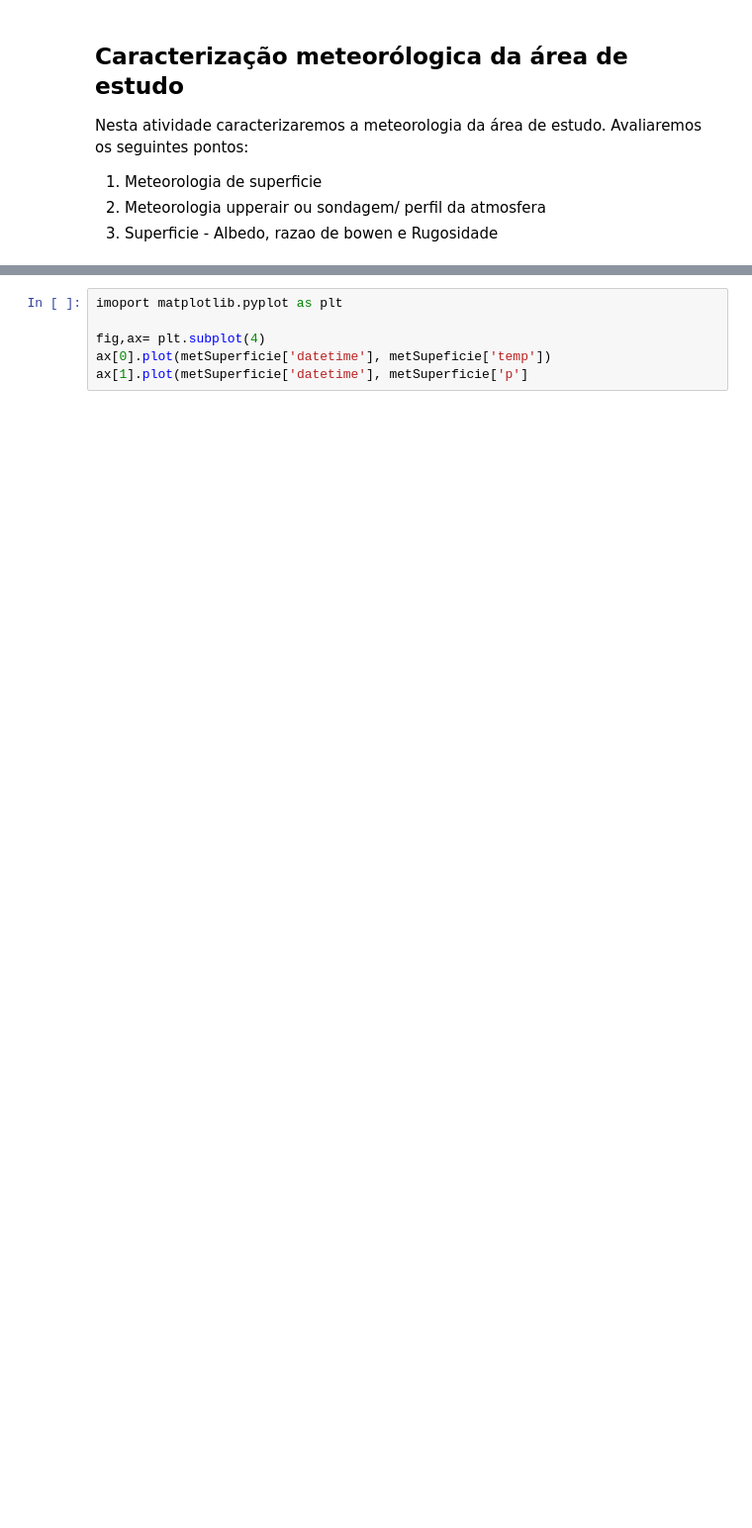
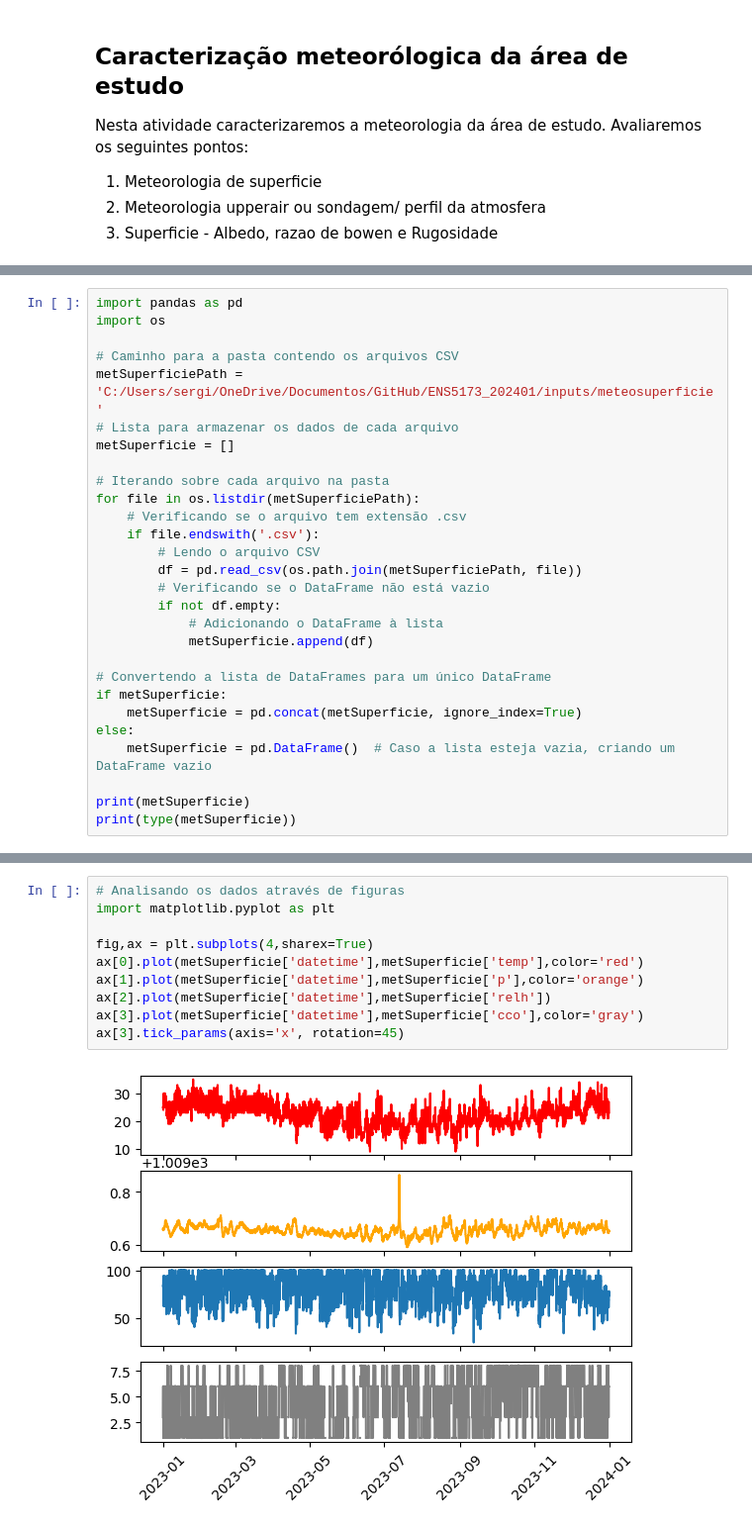
Before and after one commit to maiarasimone/ENS5173_202401, a Jupyter notebook: Atividade02.ipynb, the cells around one changed output, grey strips where cells are left out. Shown at 99% size. Cells and saved outputs as stored; diff of their text form; blank space fills up the shorter version.

```diff
--- a/Atividade02.ipynb
+++ b/Atividade02.ipynb
@@ -53,0 +27,28 @@ print(metSuperficie)
+# %%
+import pandas as pd
+import os
+
+# Caminho para a pasta contendo os arquivos CSV
+metSuperficiePath = 'C:/Users/sergi/OneDrive/Documentos/GitHub/ENS5173_202401/inputs/meteosuperficie'
+# Lista para armazenar os dados de cada arquivo
+metSuperficie = []
+
+# Iterando sobre cada arquivo na pasta
+for file in os.listdir(metSuperficiePath):
+    # Verificando se o arquivo tem extensão .csv
+    if file.endswith('.csv'):
+        # Lendo o arquivo CSV
+        df = pd.read_csv(os.path.join(metSuperficiePath, file))
+        # Verificando se o DataFrame não está vazio
+        if not df.empty:
+            # Adicionando o DataFrame à lista
+            metSuperficie.append(df)
+
+# Convertendo a lista de DataFrames para um único DataFrame
+if metSuperficie:
+    metSuperficie = pd.concat(metSuperficie, ignore_index=True)
+else:
+    metSuperficie = pd.DataFrame()  # Caso a lista esteja vazia, criando um DataFrame vazio
+
+print(metSuperficie)
+print(type(metSuperficie))
@@ -62,6 +109,12 @@ metSuperficie.set_index(metSuperficie['datetime'])
 # %%
-imoport matplotlib.pyplot as plt
+# Analisando os dados através de figuras
+import matplotlib.pyplot as plt
 
-fig,ax= plt.subplot(4)
-ax[0].plot(metSuperficie['datetime'], metSupeficie['temp'])
-ax[1].plot(metSuperficie['datetime'], metSuperficie['p']
+fig,ax = plt.subplots(4,sharex=True)
+ax[0].plot(metSuperficie['datetime'],metSuperficie['temp'],color='red')
+ax[1].plot(metSuperficie['datetime'],metSuperficie['p'],color='orange')
+ax[2].plot(metSuperficie['datetime'],metSuperficie['relh'])
+ax[3].plot(metSuperficie['datetime'],metSuperficie['cco'],color='gray')
+ax[3].tick_params(axis='x', rotation=45)
+# %% [output]
+[figure, added]
```
Also changed, not shown: parts of 24 cells of this notebook, 1 other file.
